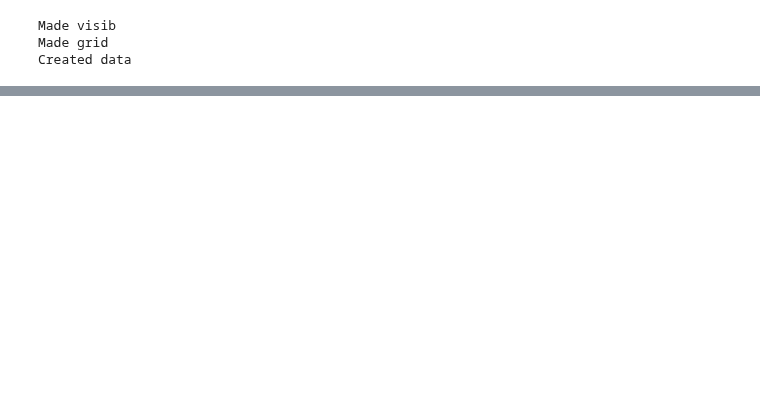
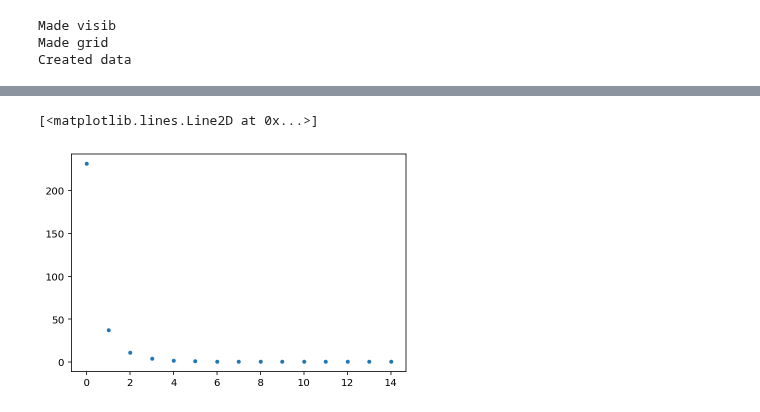
Before and after one commit to pecom/red-calibration, a Jupyter notebook: RealArrayTests.ipynb, the cells around one changed output, grey strips where cells are left out. Drawn from its saved outputs; the diff is of its cells as text; code cells hidden in the pictures; blank space fills up the shorter version.

```diff
--- a/RealArrayTests.ipynb
+++ b/RealArrayTests.ipynb
@@ -518,10 +514,14 @@ gen_chi2(data, beamsol, noise)
 # %%
 splot = []
 for i in range(15):
     improv_beam = beam_solver(vis_true, improv_beam, gains_true, data, ant_i, ant_j, flatndx, Nside)
     beamsol = flat_model(vis_true, improv_beam, gains_true, ant_i, ant_j, flatndx)
     _,_, s = gen_chi2(data, beamsol, noise)
     splot.append(s)
+plt.plot(splot, '.')
+# %% [output]
+[<matplotlib.lines.Line2D at 0x...>]
+[figure, added]
 # %%
 bad_guess = np.random.normal(0, 1, (len(vis_true), 2)).view(np.complex128).flatten()
 improv_beam = np.random.normal(0, 1, (bshape[0], bshape[1], bshape[2], 2)).view(np.complex128).reshape((beams.shape))
```
Also changed, not shown: parts of 61 cells of this notebook.
